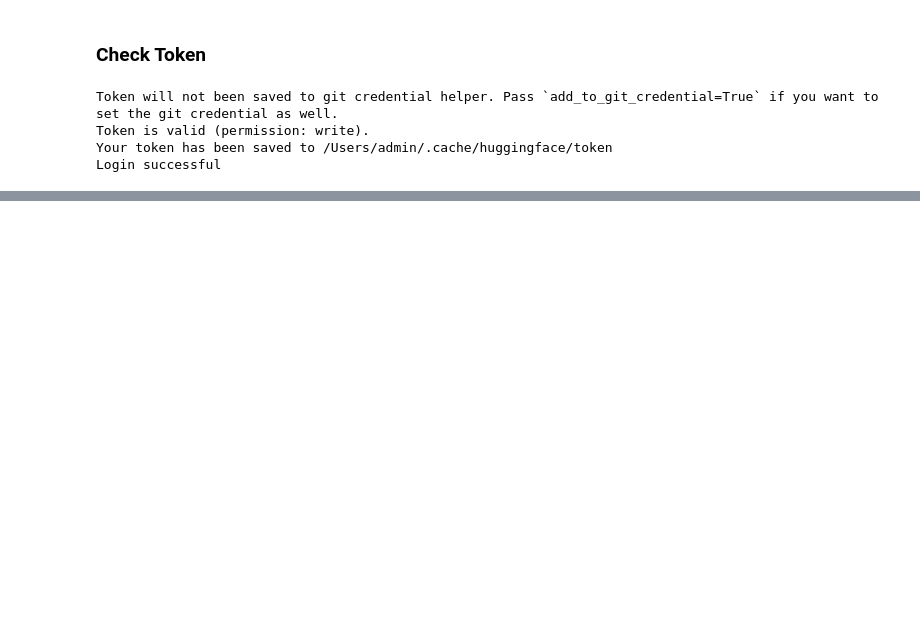
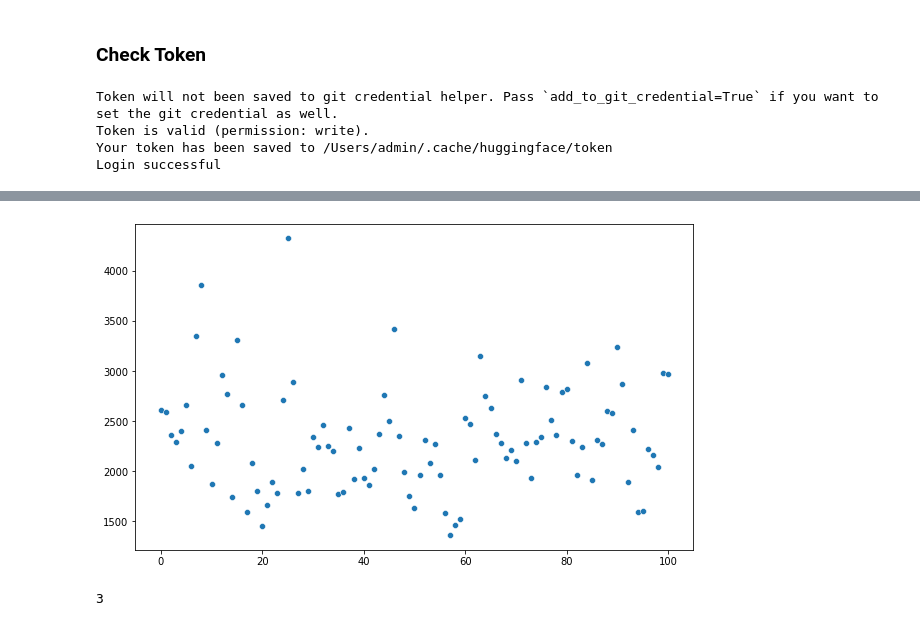
Before and after one commit to alxxtexxr/indowebgen, a Jupyter notebook: generated_tasks_analysis.ipynb, the cells around one changed output, grey strips where cells are left out. Drawn from its saved outputs; the diff is of its cells as text; code cells hidden in the pictures; blank space fills up the shorter version.

```diff
--- a/generated_tasks_analysis.ipynb
+++ b/generated_tasks_analysis.ipynb
@@ -108,0 +115,17 @@ Mean number of tokens: 1522
+# %%
+def count_token(row):
+  formatted_prompt = prompt.format(**row)
+  input_ids = tokenizer(formatted_prompt, return_tensors='pt').input_ids
+  return len(input_ids[0])
+
+df['token_count'] = df.apply(count_token, axis=1)
+# %%
+plt.figure(figsize=(10,6))
+sns.scatterplot(x=df['token_count'].index, y=df['token_count'].values)
+plt.show()
+# %% [output]
+[figure, added]
+# %%
+len(df[df['token_count'] >= 3424])
+# %% [output]
+3
```
Also changed, not shown: parts of 5 cells of this notebook, 4 other files.
